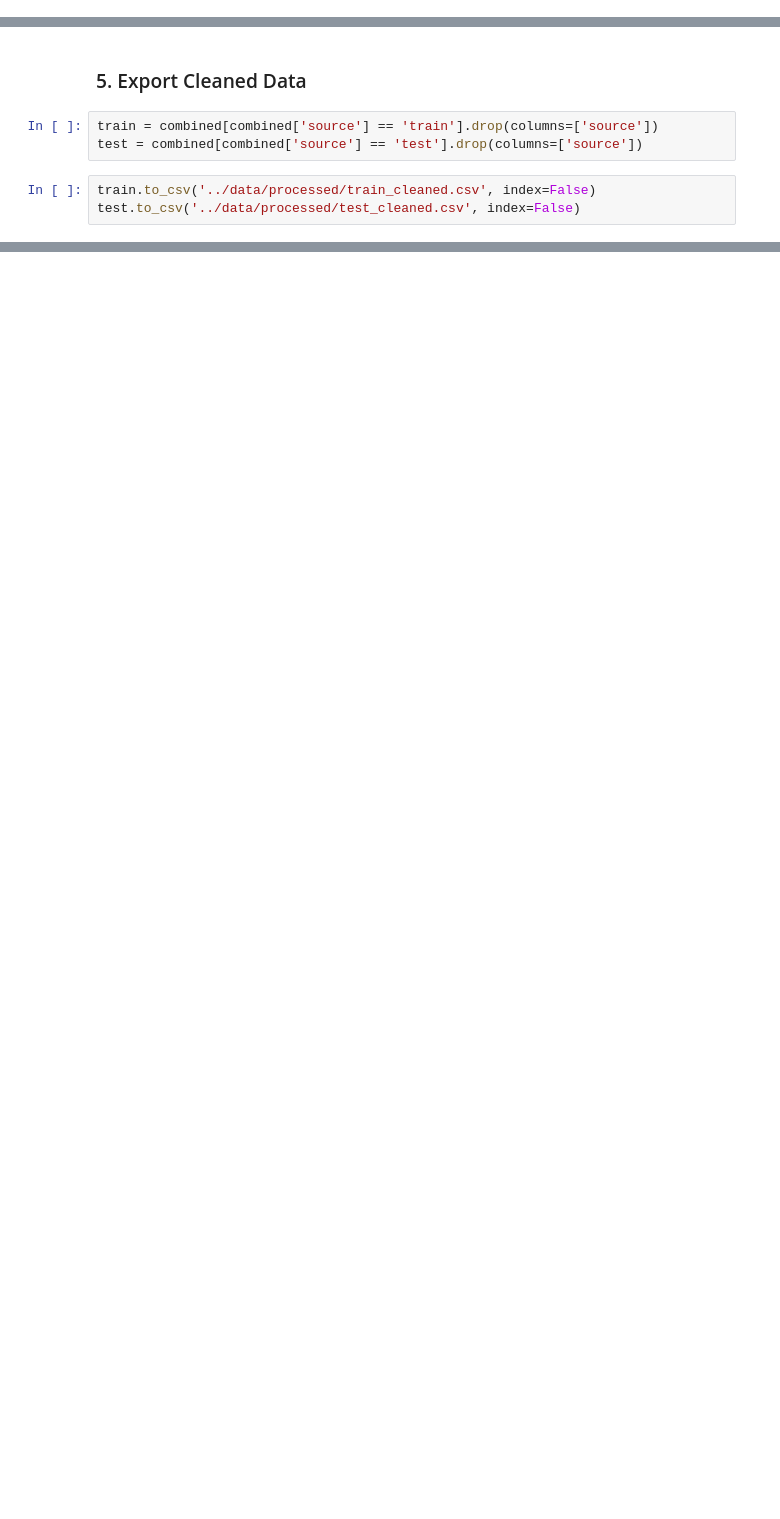
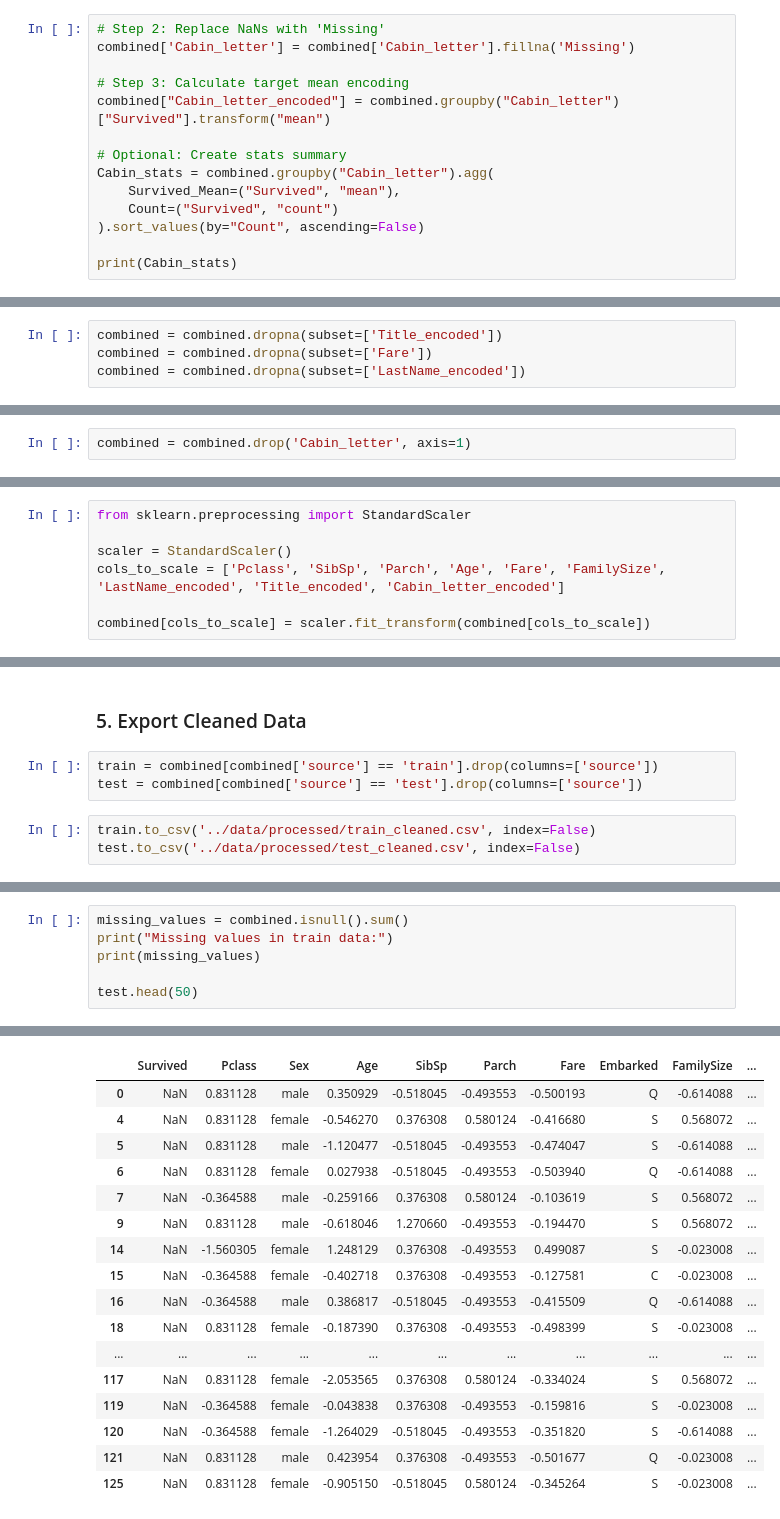
Before and after one commit to lainos123/titanic-meta-learning, a Jupyter notebook: notebooks/01_eda.ipynb, the cells around one changed output, grey strips where cells are left out. Saved outputs shown, nothing was run; the diff lists cells and outputs as text; blank space fills up the shorter version.

Commit message:
ugly notebook but working normalised clean data with no NaNs

```diff
--- a/notebooks/01_eda.ipynb
+++ b/notebooks/01_eda.ipynb
@@ -433,0 +516,14 @@ combined = combined.drop('Title', axis=1)
+# %%
+# Step 2: Replace NaNs with 'Missing'
+combined['Cabin_letter'] = combined['Cabin_letter'].fillna('Missing')
+
+# Step 3: Calculate target mean encoding
+combined["Cabin_letter_encoded"] = combined.groupby("Cabin_letter")["Survived"].transform("mean")
+
+# Optional: Create stats summary
+Cabin_stats = combined.groupby("Cabin_letter").agg(
+    Survived_Mean=("Survived", "mean"),
+    Count=("Survived", "count")
+).sort_values(by="Count", ascending=False)
+
+print(Cabin_stats)
@@ -434,3 +571,7 @@ combined = combined.drop('Title', axis=1)
+# %%
+combined = combined.dropna(subset=['Title_encoded'])
+combined = combined.dropna(subset=['Fare'])
+combined = combined.dropna(subset=['LastName_encoded'])
 # %% [markdown]
 ### 4. Visual Exploatory Analysis
 # %%
@@ -444,4 +585,6 @@ fig = px.histogram(combined, x='Cabin_letter', color='Title_encoded', title='Pas
 fig.show()
+# %%
+combined = combined.drop('Cabin_letter', axis=1)
 # %%
 fig = px.box(combined, x='Embarked', y='Fare', color='Embarked', title='Fare by Embarkation Port')
 fig.show()
@@ -450,0 +596,7 @@ fig.show()
+# %%
+from sklearn.preprocessing import StandardScaler
+
+scaler = StandardScaler()
+cols_to_scale = ['Pclass', 'SibSp', 'Parch', 'Age', 'Fare', 'FamilySize', 'LastName_encoded', 'Title_encoded', 'Cabin_letter_encoded']
+
+combined[cols_to_scale] = scaler.fit_transform(combined[cols_to_scale])
@@ -458,0 +647,7 @@ test.to_csv('../data/processed/test_cleaned.csv', index=False)
+# %%
+missing_values = combined.isnull().sum()
+print("Missing values in train data:")
+print(missing_values)
+
+test.head(50)
+# %% [output]
@@ -458,0 +669,17 @@ test.to_csv('../data/processed/test_cleaned.csv', index=False)
+|  | Survived | Pclass | Sex | Age | SibSp | Parch | Fare | Embarked | FamilySize | ... |
+| 0 | NaN | 0.831128 | male | 0.350929 | -0.518045 | -0.493553 | -0.500193 | Q | -0.614088 | ... |
+| 4 | NaN | 0.831128 | female | -0.546270 | 0.376308 | 0.580124 | -0.416680 | S | 0.568072 | ... |
+| 5 | NaN | 0.831128 | male | -1.120477 | -0.518045 | -0.493553 | -0.474047 | S | -0.614088 | ... |
+| 6 | NaN | 0.831128 | female | 0.027938 | -0.518045 | -0.493553 | -0.503940 | Q | -0.614088 | ... |
+| 7 | NaN | -0.364588 | male | -0.259166 | 0.376308 | 0.580124 | -0.103619 | S | 0.568072 | ... |
+| 9 | NaN | 0.831128 | male | -0.618046 | 1.270660 | -0.493553 | -0.194470 | S | 0.568072 | ... |
+| 14 | NaN | -1.560305 | female | 1.248129 | 0.376308 | -0.493553 | 0.499087 | S | -0.023008 | ... |
+| 15 | NaN | -0.364588 | female | -0.402718 | 0.376308 | -0.493553 | -0.127581 | C | -0.023008 | ... |
+| 16 | NaN | -0.364588 | male | 0.386817 | -0.518045 | -0.493553 | -0.415509 | Q | -0.614088 | ... |
+| 18 | NaN | 0.831128 | female | -0.187390 | 0.376308 | -0.493553 | -0.498399 | S | -0.023008 | ... |
+| ... | ... | ... | ... | ... | ... | ... | ... | ... | ... | ... |
+| 117 | NaN | 0.831128 | female | -2.053565 | 0.376308 | 0.580124 | -0.334024 | S | 0.568072 | ... |
+| 119 | NaN | -0.364588 | female | -0.043838 | 0.376308 | -0.493553 | -0.159816 | S | -0.023008 | ... |
+| 120 | NaN | -0.364588 | female | -1.264029 | -0.518045 | -0.493553 | -0.351820 | S | -0.614088 | ... |
+| 121 | NaN | 0.831128 | male | 0.423954 | 0.376308 | -0.493553 | -0.501677 | Q | -0.023008 | ... |
+| 125 | NaN | 0.831128 | female | -0.905150 | -0.518045 | 0.580124 | -0.345264 | S | -0.023008 | ... |
```
Also changed, not shown: parts of 17 cells of this notebook, 2 other files.
